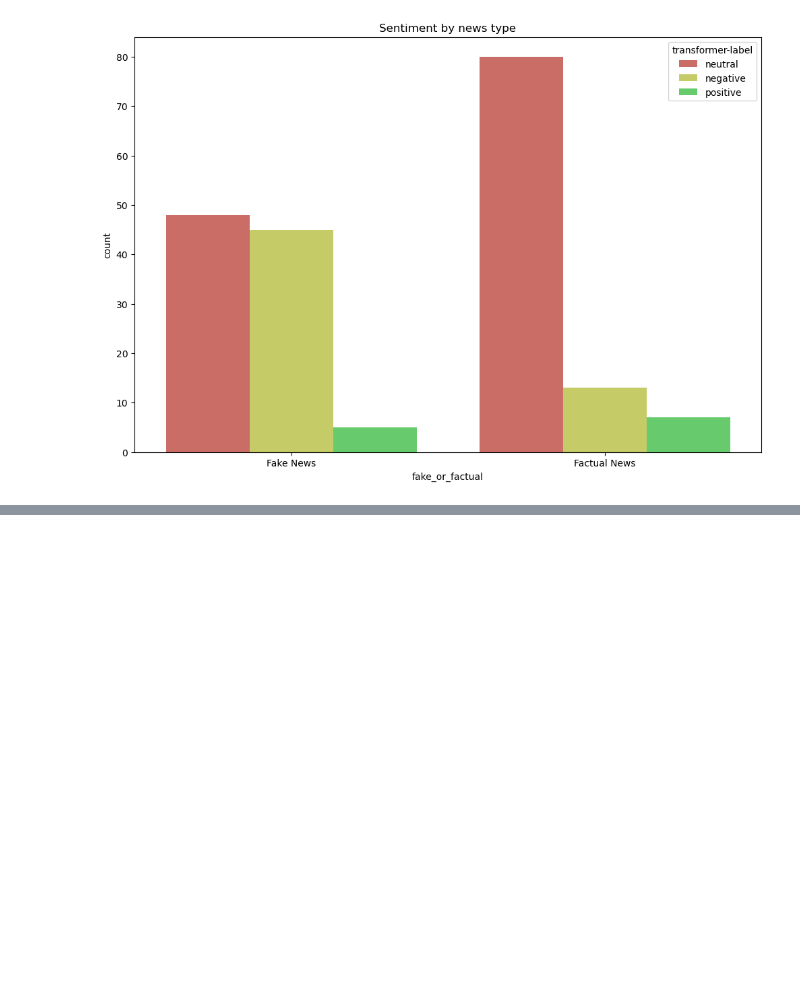
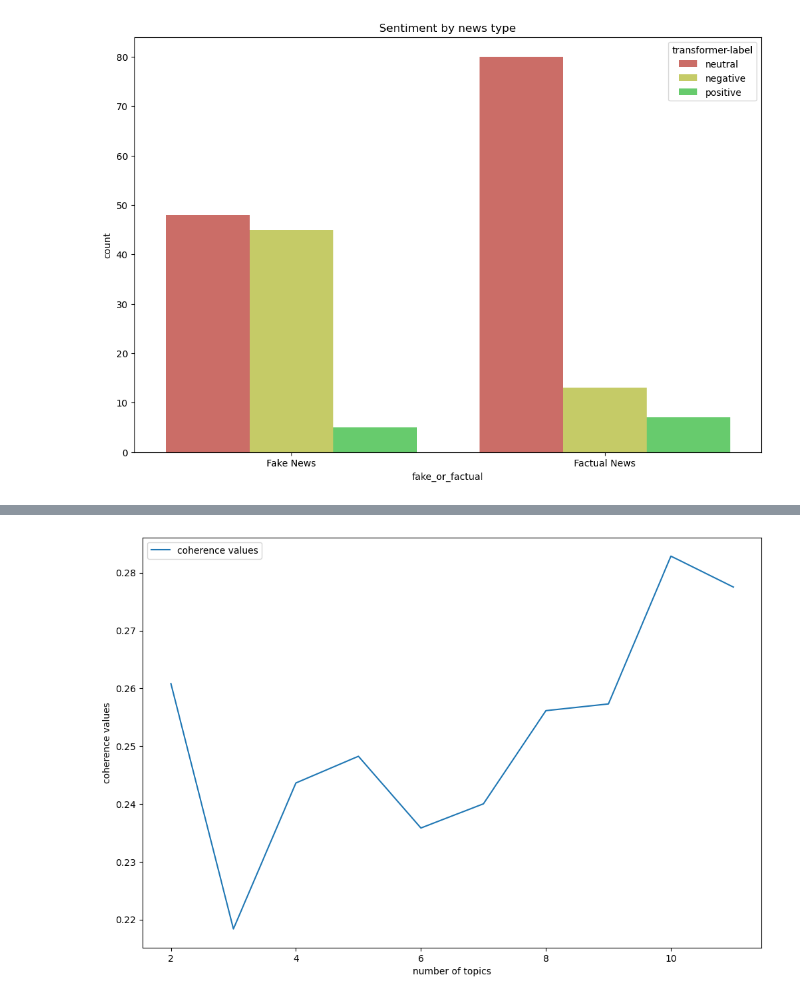
Before and after one commit to wanderer878/jupyter, a Jupyter notebook: nlp_real_life_practice.ipynb, the cells around one changed output, grey strips where cells are left out. Saved outputs shown, nothing was run; the diff lists cells and outputs as text; code cells hidden in the pictures; blank space fills up the shorter version.

```diff
--- a/nlp_real_life_practice.ipynb
+++ b/nlp_real_life_practice.ipynb
@@ -678,0 +693,3 @@ sns.countplot(
+# %%
+fake_text = data[data['fake_or_factual'] == 'Fake News']['text_clean']
+fake_text
@@ -678,0 +709,3 @@ sns.countplot(
+# %%
+dictionary = corpora.Dictionary(fake_text)
+print(dictionary)
@@ -678,0 +714,3 @@ sns.countplot(
+# %%
+fake_doc_term = [dictionary.doc2bow(doc) for doc in fake_text]
+fake_doc_term
@@ -678,0 +735,20 @@ sns.countplot(
+# %%
+coherence_values = []
+models_list = []
+
+min_topics = 2
+max_topics = 11
+
+for num_topics_i in range(min_topics, max_topics+1):
+    lda_model = gensim.models.LdaModel(corpus= fake_doc_term, num_topics= num_topics_i, id2word= dictionary, )
+    models_list.append(lda_model)
+    coherence_model = gensim.models.CoherenceModel(model= lda_model, texts= fake_text, dictionary= dictionary, coherence= 'c_v')
+    coherence_values.append(coherence_model.get_coherence())
+# %%
+plt.plot(range(min_topics, max_topics+1), coherence_values)
+plt.xlabel('number of topics')
+plt.ylabel('coherence values')
+plt.legend(('coherence values',), loc = 'best')
+plt.show()
+# %% [output]
+[figure, added]
```
Also changed, not shown: parts of 6 cells of this notebook.
